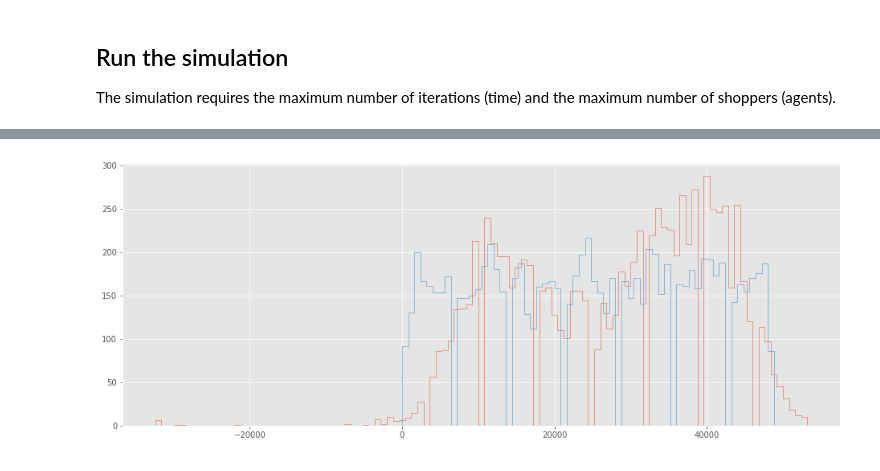
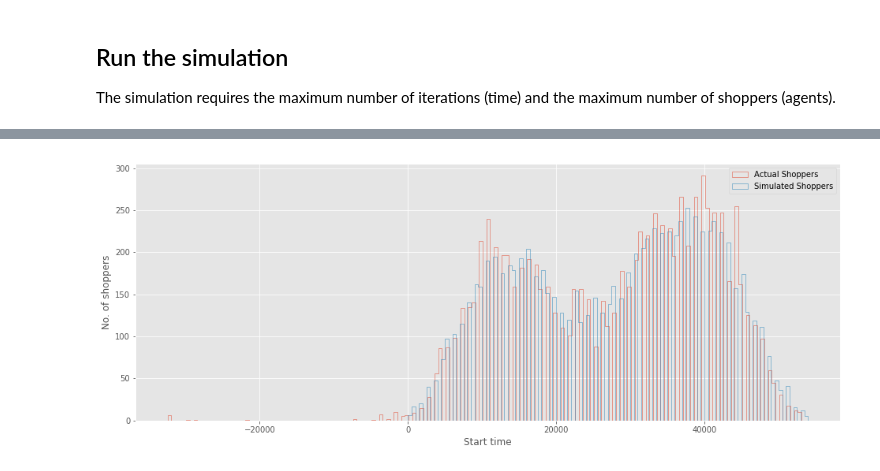
Before and after one commit to Beaulieu318/msci-complexity-project, a Jupyter notebook: msci/modelling/network/animate_simulation.ipynb, the cells around one changed output, grey strips where cells are left out. Saved outputs shown, nothing was run; the diff lists cells and outputs as text; code cells hidden in the pictures.

```diff
--- a/msci/modelling/network/animate_simulation.ipynb
+++ b/msci/modelling/network/animate_simulation.ipynb
@@ -101,0 +111,2 @@ environment = copy.deepcopy(environment)
+# %%
+sim = NetworkSimulation(environment, max_shoppers=9000, start_date_time=start_date_time, end_date_time=end_date_time)
@@ -102,10 +117,11 @@ environment = copy.deepcopy(environment)
+# %%
+arrival_distribution = gaussian_kde(
+    (pd.to_datetime(shopper_df.start_time) - start_date_time).dt.round('15min').dt.total_seconds().as_matrix()
+)
+# %%
+sim.length_of_stay_distribution = length_of_stay_distribution
+sim.arrival_distribution = arrival_distribution
 # %% [markdown]
 ## Run the simulation
 
 The simulation requires the maximum number of iterations (time) and the maximum number of shoppers (agents).
-# %%
-sim = NetworkSimulation(environment, max_shoppers=9000)
-sim.length_of_stay_distribution = length_of_stay_distribution
-sim.iterate(max_iterations=1000)
-sim.create_signal_df()
-sim.create_mac_address_df()
@@ -155,14 +174,20 @@ ax.hist(data, bins=np.arange(min(data), max(data) + binwidth, binwidth), histtyp
 # %%
 fig, ax = plt.subplots(nrows=1, ncols=1, figsize=(16, 6))
 
-binwidth = 800
+binwidth = 500
 
 start_time = min(pd.to_datetime(sim.mac_address_df.start_time))
 
 data = (pd.to_datetime(shopper_df.start_time) - start_time).dt.round('15min').dt.total_seconds()
-ax.hist(data, bins=np.arange(min(data), max(data) + binwidth, binwidth), histtype='step');
+ax.hist(data, bins=np.arange(min(data), max(data) + binwidth, binwidth), histtype='step', label='Actual Shoppers')
+
 
 data = (pd.to_datetime(sim.mac_address_df.start_time) - start_time).dt.round('15min').dt.total_seconds()
-ax.hist(data, bins=np.arange(min(data), max(data) + binwidth, binwidth), histtype='step');
+ax.hist(data, bins=np.arange(min(data), max(data) + binwidth, binwidth), histtype='step', label='Simulated Shoppers');
+
+ax.set_ylabel('No. of shoppers')
+ax.set_xlabel('Start time')
+
+ax.legend();
 # %% [output]
-[figure, old version]
+[figure, new version]
```
Also changed, not shown: parts of 47 cells of this notebook, 3 other files.
